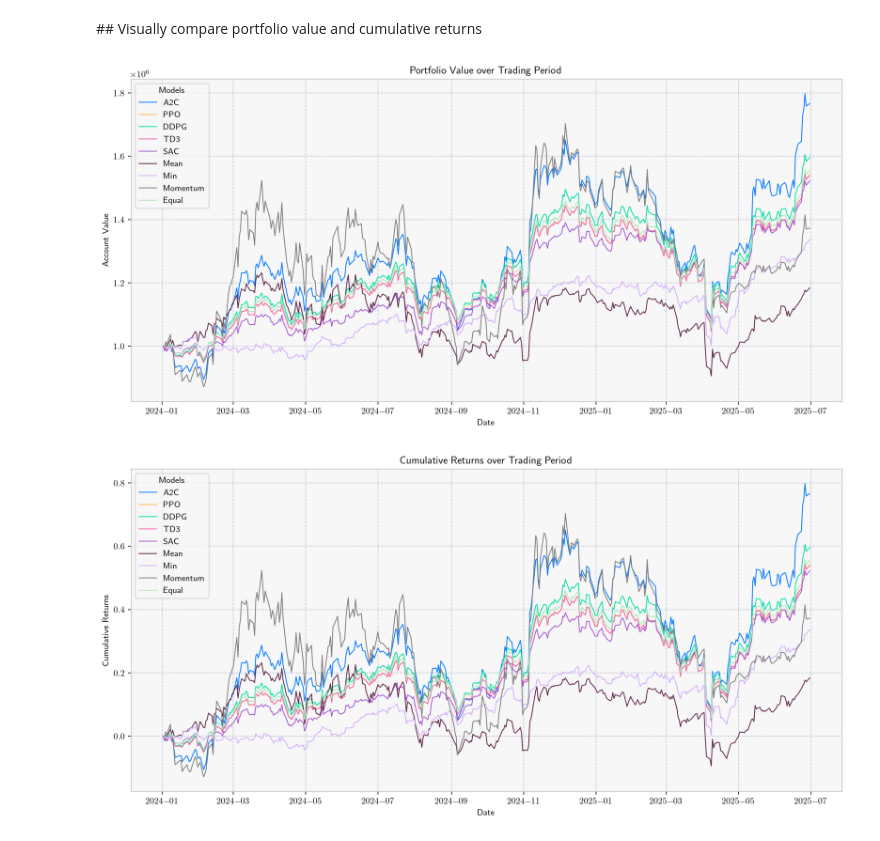
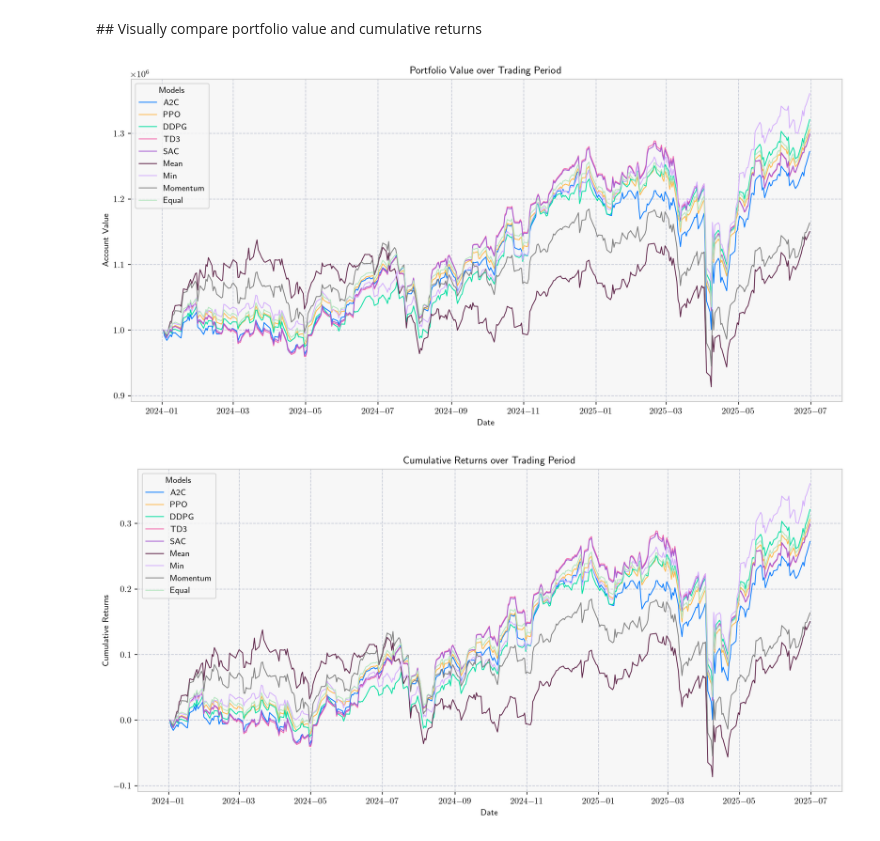
Before and after one commit to ingridpi/xdl-portfolio, a Jupyter notebook: examples/backtesting.ipynb, the cells around one changed output. Saved outputs shown, nothing was run; the diff lists cells and outputs as text; code cells hidden in the pictures.

```diff
--- a/examples/backtesting.ipynb
+++ b/examples/backtesting.ipynb
@@ -26,7 +26,7 @@ if not os.path.exists(f"../{config.RESULTS_DIR}/{USE_CASE}"):
 # %%
 finpreprocessor = FinancialDataPreprocessor(config.START_DATE, config.END_DATE)
 train_data, trade_data = finpreprocessor.load_train_test_data(
-    f"../{config.DATA_DIR}", config.TEST_NAME
+    f"../{config.DATA_DIR}", config.TICKERS_NAME
 )
 # %%
 if USE_CASE == "stock-trading":
@@ -53,6 +50,9 @@ df_account = pd.DataFrame()
 # %%
 benchmark = PortfolioBenchmark()
 # %%
+df_account = pd.DataFrame()
+perf_stats = dict()
+
 for model_name in config.MODELS:
 
     env_train = environment.get_train_env()
@@ -64,7 +64,7 @@ for model_name in config.MODELS:
     trained_model = agent.load_model(
         model_name,
         f"../{config.MODELS_DIR}/{USE_CASE}",
-        config.TEST_NAME,
+        config.TICKERS_NAME,
     )
 
     print(f"Evaluating model: {model_name.upper()}")
@@ -157,13 +157,13 @@ perf_stats
 benchmark_visualiser = BenchmarkVisualiser()
 # %%
 benchmark_visualiser.compare_account_value(
-    df_account, f"../{config.PLOT_DIR}", f"{config.TEST_NAME}_{USE_CASE}"
+    df_account, f"../{config.PLOT_DIR}", f"{config.TICKERS_NAME}_{USE_CASE}"
 )
 # %% [output]
-[figure, old version]
+[figure, new version]
 # %%
 benchmark_visualiser.compare_cum_returns(
-    df_account, f"../{config.PLOT_DIR}", f"{config.TEST_NAME}_{USE_CASE}"
+    df_account, f"../{config.PLOT_DIR}", f"{config.TICKERS_NAME}_{USE_CASE}"
 )
 # %% [output]
-[figure, old version]
+[figure, new version]
```
Also changed, not shown: parts of 4 cells of this notebook, 38 other files.
